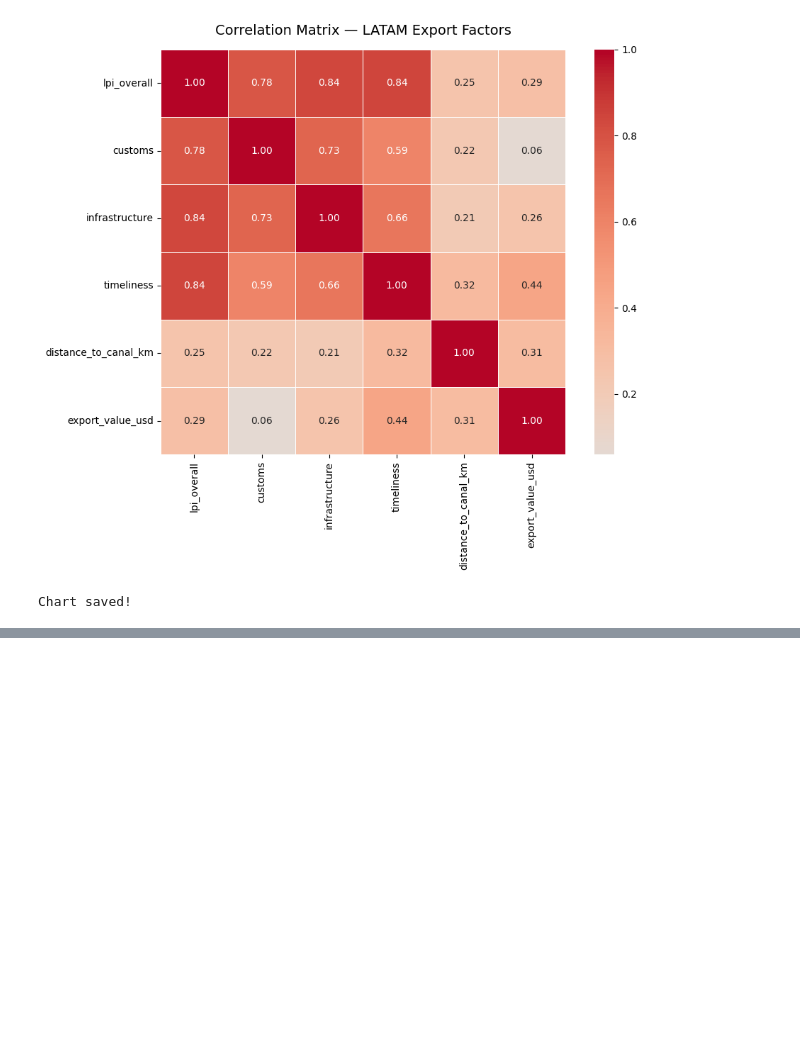
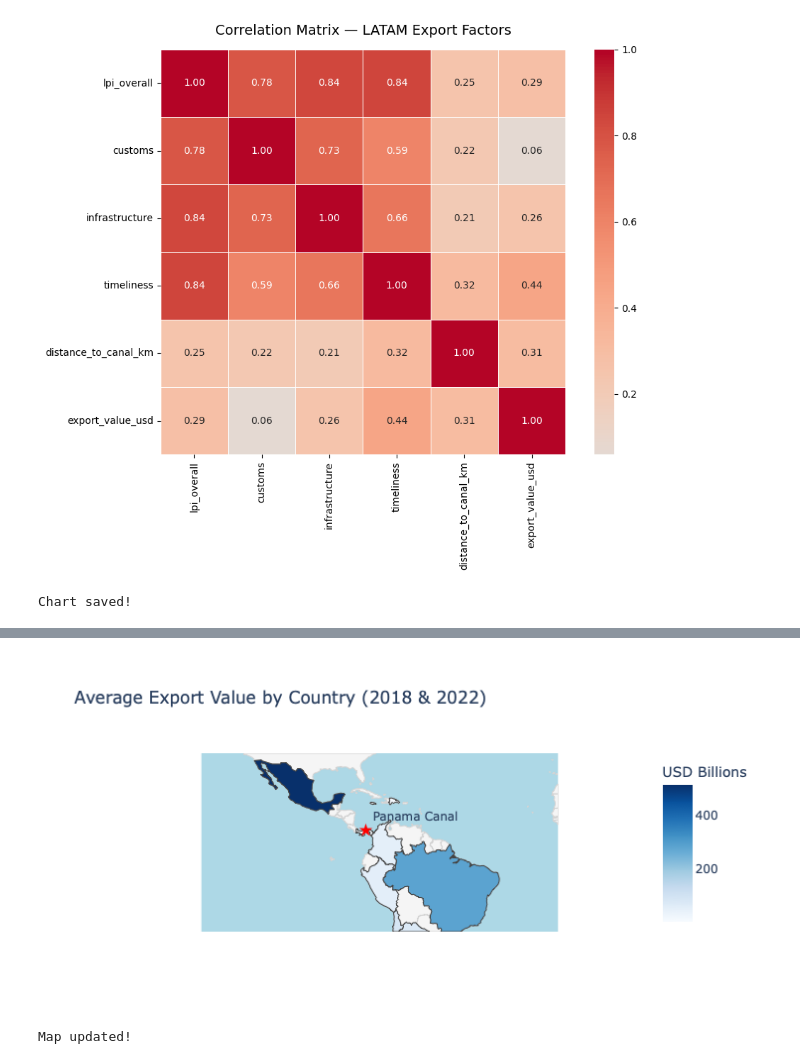
Before and after one commit to shantimiller21-gif/latam-export-analysis, a Jupyter notebook: notebooks/latam_export_analysis.ipynb, the cells around one changed output, grey strips where cells are left out. Cells and saved outputs as stored; diff of their text form; code cells hidden in the pictures; blank space fills up the shorter version.

```diff
--- a/notebooks/latam_export_analysis.ipynb
+++ b/notebooks/latam_export_analysis.ipynb
@@ -846,0 +903,17 @@ Chart saved!
+# %%
+fig3.add_scattergeo(
+    lat=[9.08],
+    lon=[-79.68],
+    mode='markers+text',
+    marker=dict(size=10, color='red', symbol='star'),
+    text=['Panama Canal'],
+    textposition='top right',
+    name='Panama Canal'
+)
+
+fig3.show()
+fig3.write_html('/Users/ashantimiller/latam-export-analysis/visuals/choropleth_map.html')
+print("Map updated!")
+# %% [output]
+[figure, added]
+Map updated!
```
Also changed, not shown: parts of 2 cells of this notebook, 2 other files.
